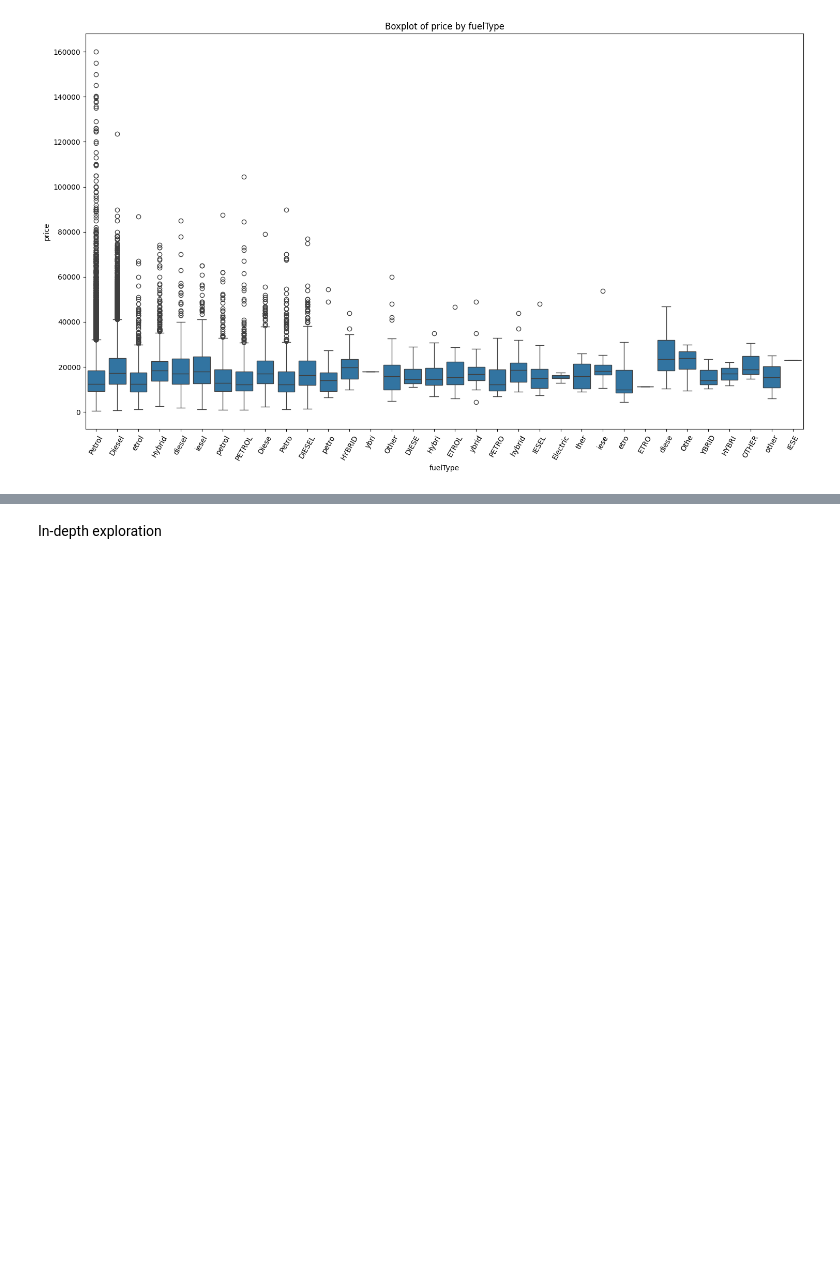
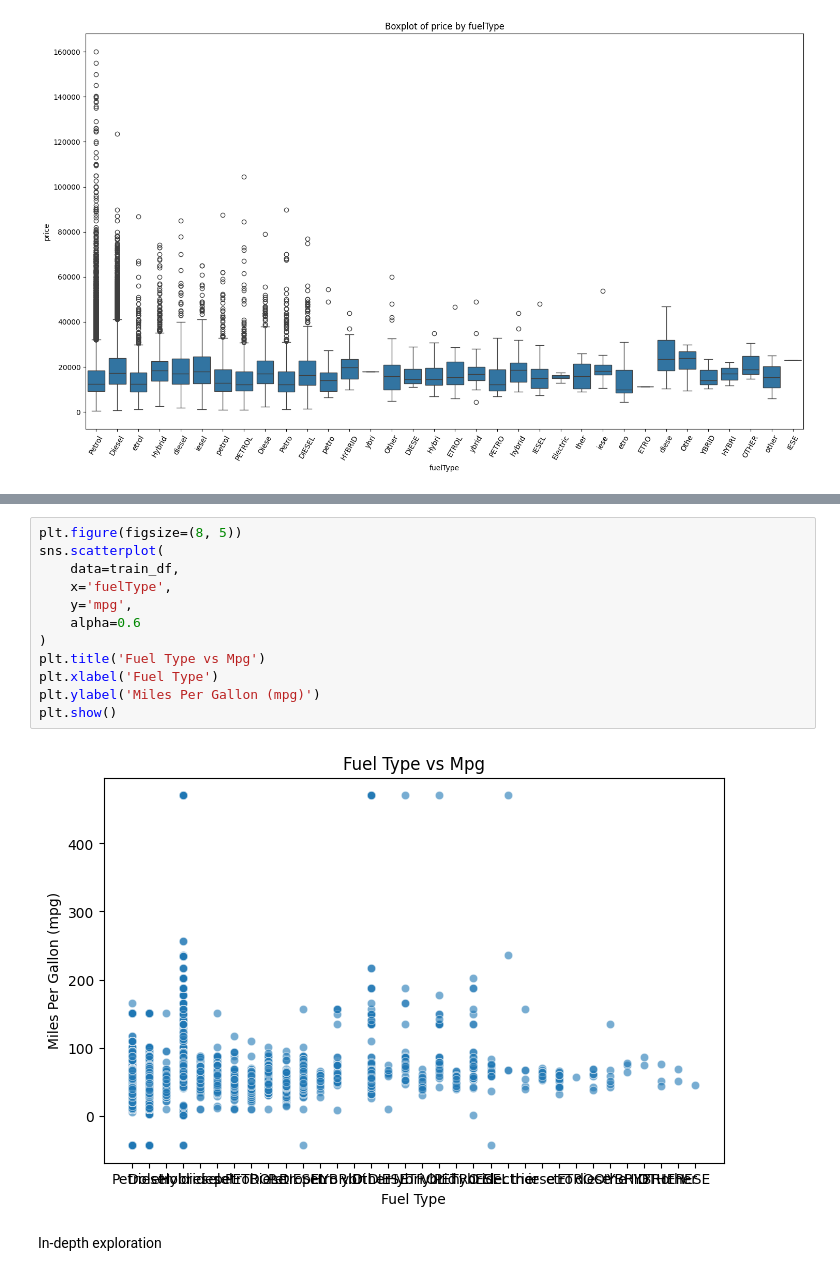
Before and after one commit to EltonSilva97/Car-4-You---Machine-Learning-Project, a Jupyter notebook: main.ipynb, the cells around one changed output, grey strips where cells are left out. Drawn from its saved outputs; the diff is of its cells as text; blank space fills up the shorter version.

```diff
--- a/main.ipynb
+++ b/main.ipynb
@@ -266,3 +281,17 @@ plt.show()
+# %%
+plt.figure(figsize=(8, 5))
+sns.scatterplot(
+    data=train_df,
+    x='fuelType',
+    y='mpg',
+    alpha=0.6
+)
+plt.title('Fuel Type vs Mpg')
+plt.xlabel('Fuel Type')
+plt.ylabel('Miles Per Gallon (mpg)')
+plt.show()
+# %% [output]
+[figure, added]
 # %% [markdown]
 In-depth exploration
 # %%
```
Also changed, not shown: parts of 57 cells of this notebook.
